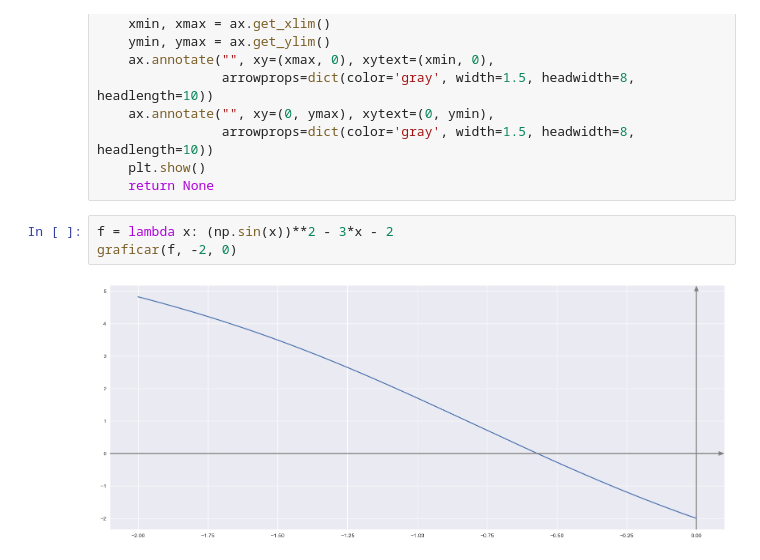
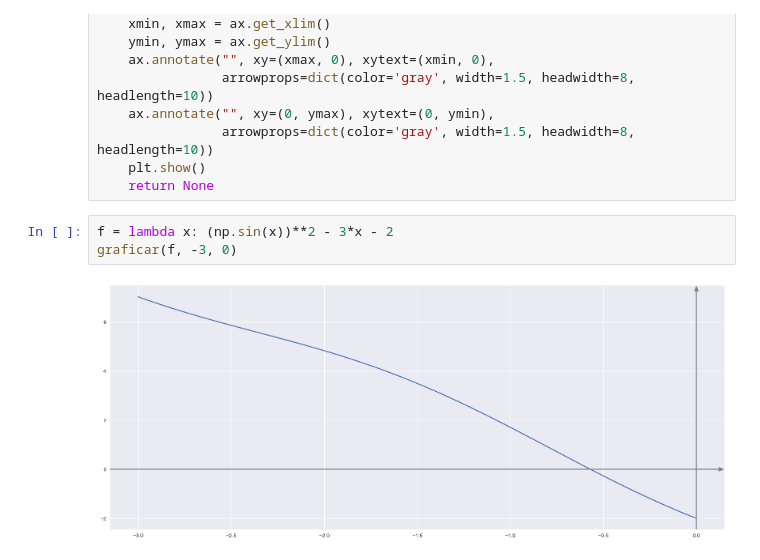
Before and after one commit to caramirezs/MetNum_202260, a Jupyter notebook: 1.0_Solucion_ecuaciones_de_una_variable.ipynb, the cells around one changed output. Drawn from its saved outputs; the diff is of its cells as text.

```diff
--- a/1.0_Solucion_ecuaciones_de_una_variable.ipynb
+++ b/1.0_Solucion_ecuaciones_de_una_variable.ipynb
@@ -28,6 +28,6 @@ def graficar(f, x_i, x_f, num=1000):
     return None
 # %%
 f = lambda x: (np.sin(x))**2 - 3*x - 2
-graficar(f, -2, 0)
+graficar(f, -3, 0)
 # %% [output]
-[figure, old version]
+[figure, new version]
```
